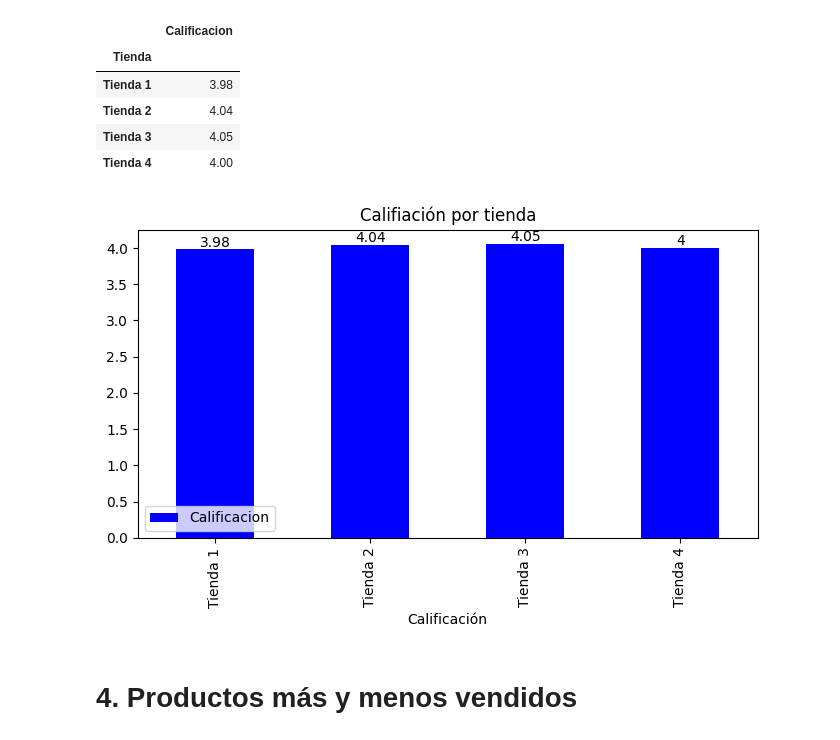
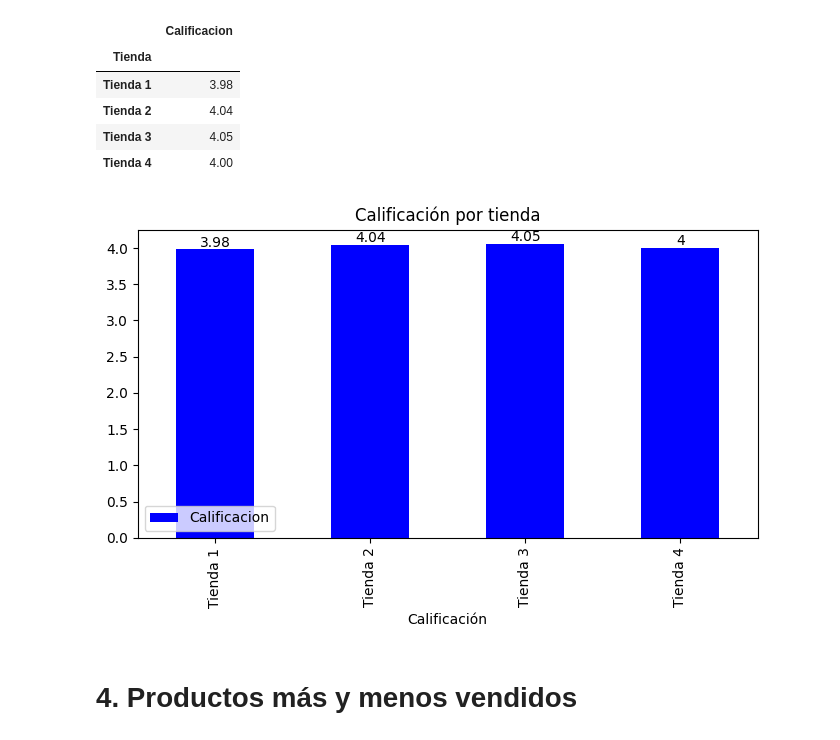
Before and after one commit to MCCoronel12/Challege_Alura, a Jupyter notebook: AluraStoreLatam.ipynb, the cells around one changed output. Drawn from its saved outputs; the diff is of its cells as text; code cells hidden in the pictures.

```diff
--- a/AluraStoreLatam.ipynb
+++ b/AluraStoreLatam.ipynb
@@ -307,11 +307,11 @@ df_cal
 # %%
 cx = df_cal.plot(kind= "bar",figsize = (8,4), color = "blue")
 cx.set_xlabel("Calificación")
-cx.set_title("Califiación por tienda")
+cx.set_title("Calificación por tienda")
 cx.bar_label(cx.containers[0])
 plt.show()
 # %% [output]
-[figure, old version]
+[figure, new version]
 # %% [markdown]
 # 4. Productos más y menos vendidos
 # %%
```
Also changed, not shown: parts of 3 cells of this notebook.
